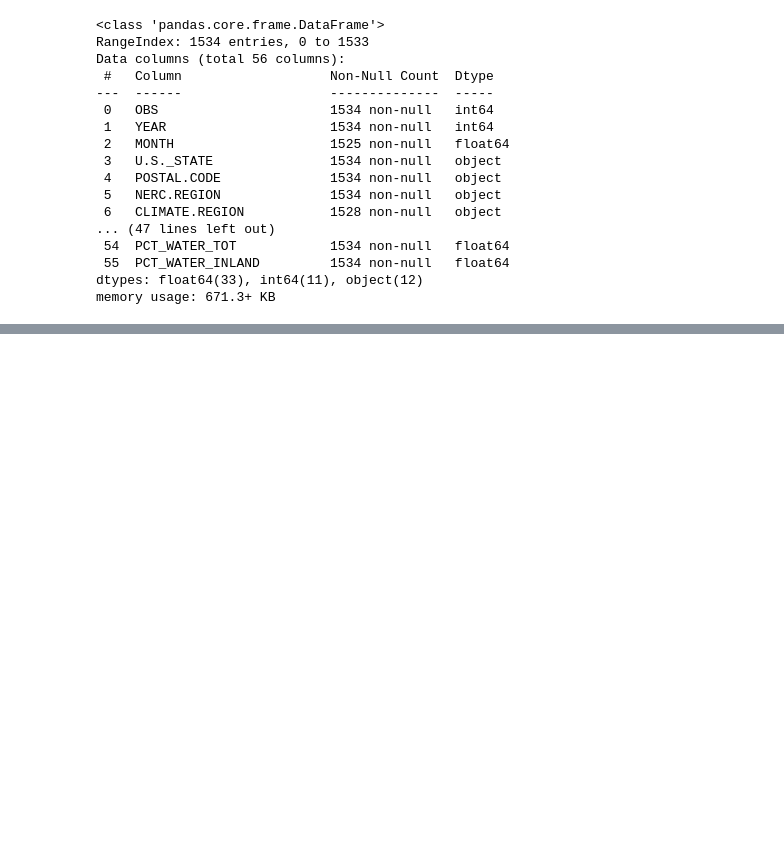
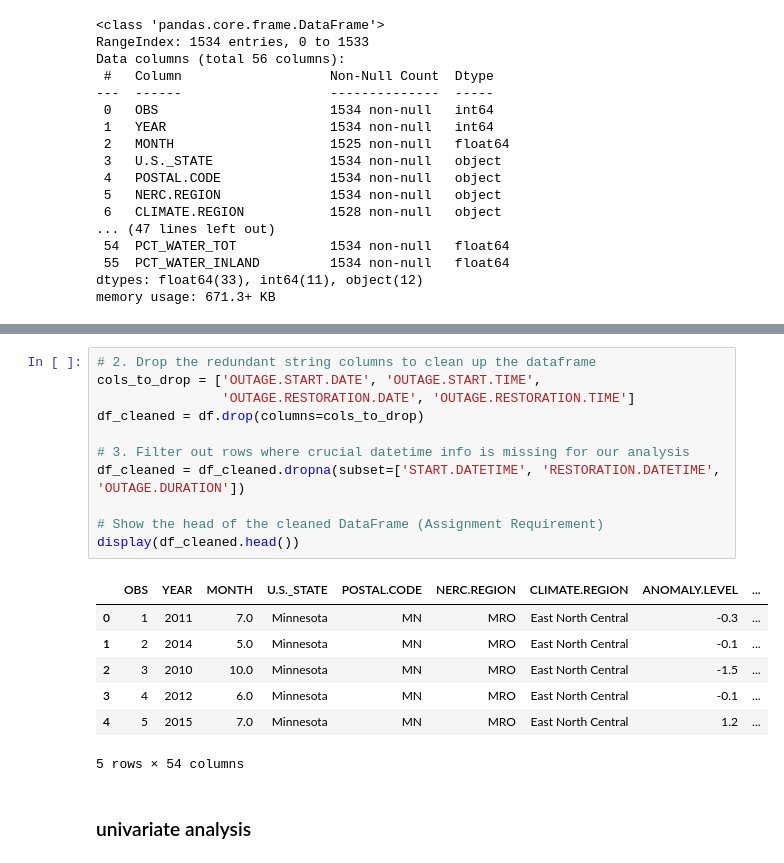
Before and after one commit to scotty-ucsd/dsc259_final_project_rsrogers, a Jupyter notebook: notebooks/eda.ipynb, the cells around one changed output, grey strips where cells are left out. Drawn from its saved outputs; the diff is of its cells as text; blank space fills up the shorter version.

```diff
--- a/notebooks/eda.ipynb
+++ b/notebooks/eda.ipynb
@@ -57,0 +130,21 @@ df[date_time].head()
+# %%
+# 2. Drop the redundant string columns to clean up the dataframe
+cols_to_drop = ['OUTAGE.START.DATE', 'OUTAGE.START.TIME',
+                'OUTAGE.RESTORATION.DATE', 'OUTAGE.RESTORATION.TIME']
+df_cleaned = df.drop(columns=cols_to_drop)
+
+# 3. Filter out rows where crucial datetime info is missing for our analysis
+df_cleaned = df_cleaned.dropna(subset=['START.DATETIME', 'RESTORATION.DATETIME', 'OUTAGE.DURATION'])
+
+# Show the head of the cleaned DataFrame (Assignment Requirement)
+display(df_cleaned.head())
+# %% [output]
+|  | OBS | YEAR | MONTH | U.S._STATE | POSTAL.CODE | NERC.REGION | CLIMATE.REGION | ANOMALY.LEVEL | ... |
+| 0 | 1 | 2011 | 7.0 | Minnesota | MN | MRO | East North Central | -0.3 | ... |
+| 1 | 2 | 2014 | 5.0 | Minnesota | MN | MRO | East North Central | -0.1 | ... |
+| 2 | 3 | 2010 | 10.0 | Minnesota | MN | MRO | East North Central | -1.5 | ... |
+| 3 | 4 | 2012 | 6.0 | Minnesota | MN | MRO | East North Central | -0.1 | ... |
+| 4 | 5 | 2015 | 7.0 | Minnesota | MN | MRO | East North Central | 1.2 | ... |
+5 rows × 54 columns
+# %% [markdown]
+### univariate analysis
```
Also changed, not shown: parts of 14 cells of this notebook, 4 other files.
